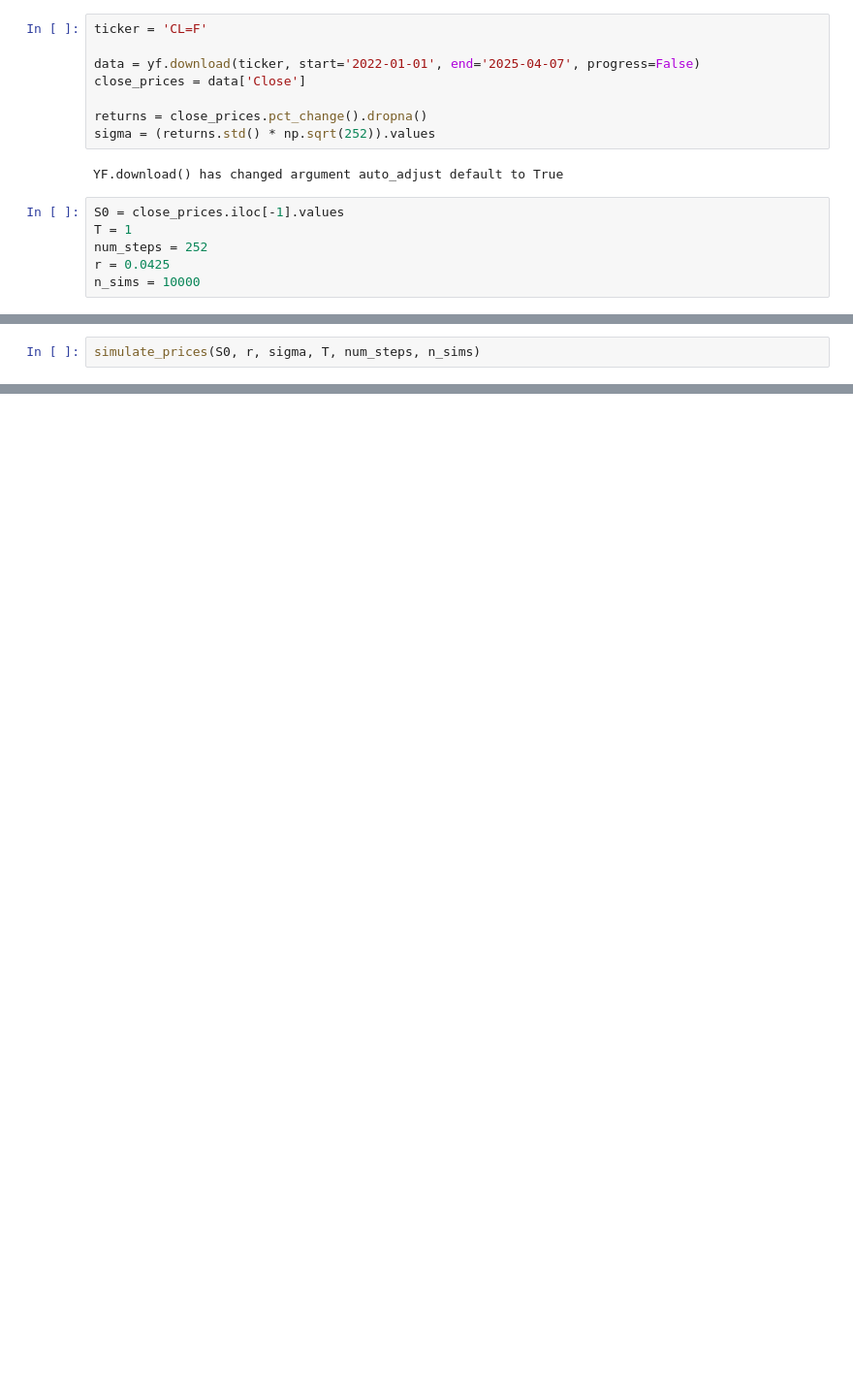
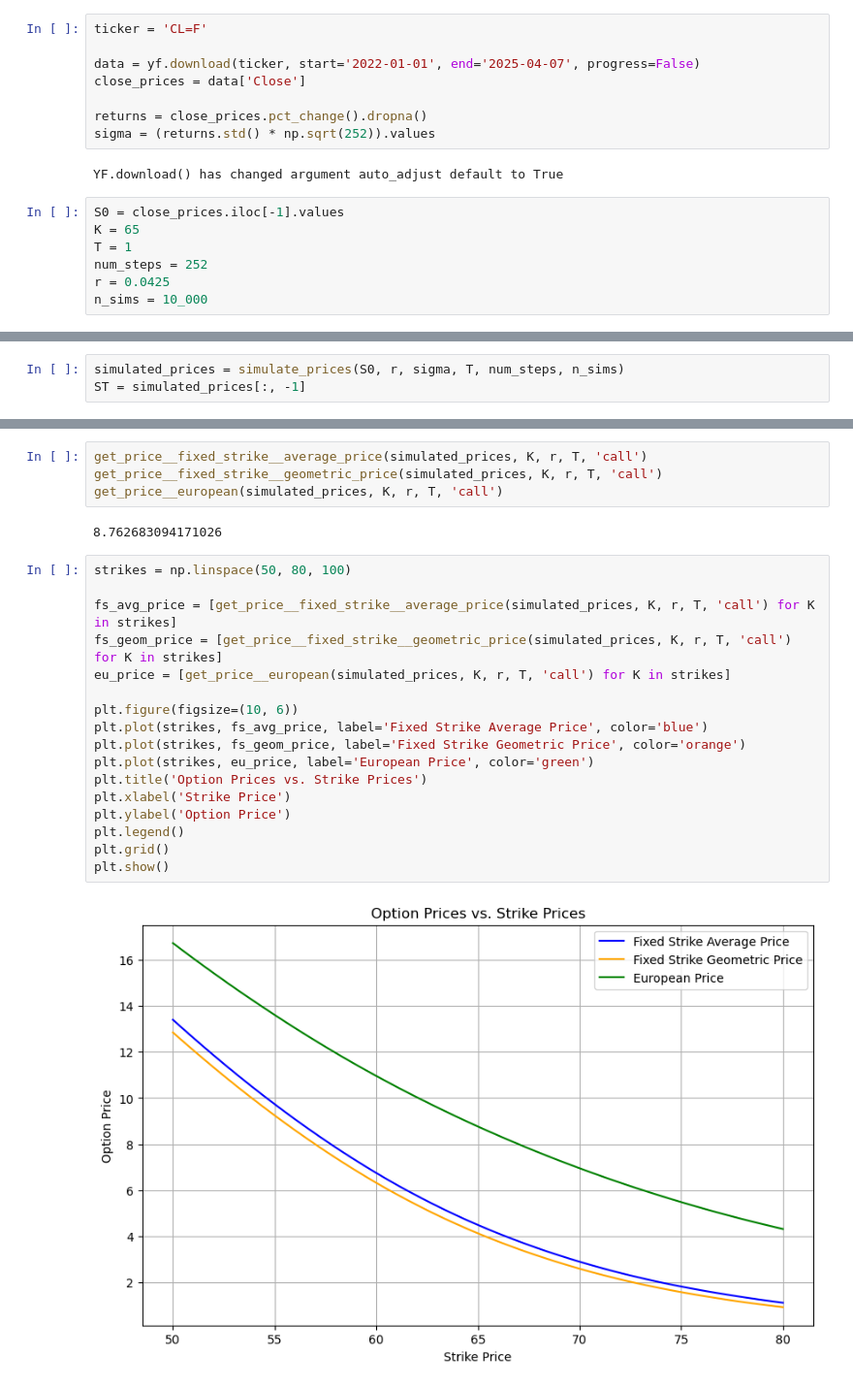
Before and after one commit to LuisMB09/sim_procesos_financieros, a Jupyter notebook: 10 - Opciones asiáticas.ipynb, the cells around one changed output, grey strips where cells are left out. Shown at 97% size. Cells and saved outputs as stored; diff of their text form; blank space fills up the shorter version.

```diff
--- a/10 - Opciones asiáticas.ipynb
+++ b/10 - Opciones asiáticas.ipynb
@@ -15,7 +17,8 @@ sigma = (returns.std() * np.sqrt(252)).values
 YF.download() has changed argument auto_adjust default to True
 # %%
 S0 = close_prices.iloc[-1].values
+K = 65
 T = 1
 num_steps = 252
 r = 0.0425
-n_sims = 10000
+n_sims = 10_000
@@ -35,2 +92,3 @@ def price_aritmethic_average_price(simulated_prices, K, r, T, option_type: str):
 # %%
-simulate_prices(S0, r, sigma, T, num_steps, n_sims)
+simulated_prices = simulate_prices(S0, r, sigma, T, num_steps, n_sims)
+ST = simulated_prices[:, -1]
@@ -50,0 +117,25 @@ array([[ 62.96594067,  62.49488005,  62.47862684, ..., 122.27180878,
+# %%
+get_price__fixed_strike__average_price(simulated_prices, K, r, T, 'call')
+get_price__fixed_strike__geometric_price(simulated_prices, K, r, T, 'call')
+get_price__european(simulated_prices, K, r, T, 'call')
+# %% [output]
+8.762683094171026
+# %%
+strikes = np.linspace(50, 80, 100)
+
+fs_avg_price = [get_price__fixed_strike__average_price(simulated_prices, K, r, T, 'call') for K in strikes]
+fs_geom_price = [get_price__fixed_strike__geometric_price(simulated_prices, K, r, T, 'call') for K in strikes]
+eu_price = [get_price__european(simulated_prices, K, r, T, 'call') for K in strikes]
+
+plt.figure(figsize=(10, 6))
+plt.plot(strikes, fs_avg_price, label='Fixed Strike Average Price', color='blue')
+plt.plot(strikes, fs_geom_price, label='Fixed Strike Geometric Price', color='orange')
+plt.plot(strikes, eu_price, label='European Price', color='green')
+plt.title('Option Prices vs. Strike Prices')
+plt.xlabel('Strike Price')
+plt.ylabel('Option Price')
+plt.legend()
+plt.grid()
+plt.show()
+# %% [output]
+[figure, added]
```
Also changed, not shown: parts of 11 cells of this notebook.
